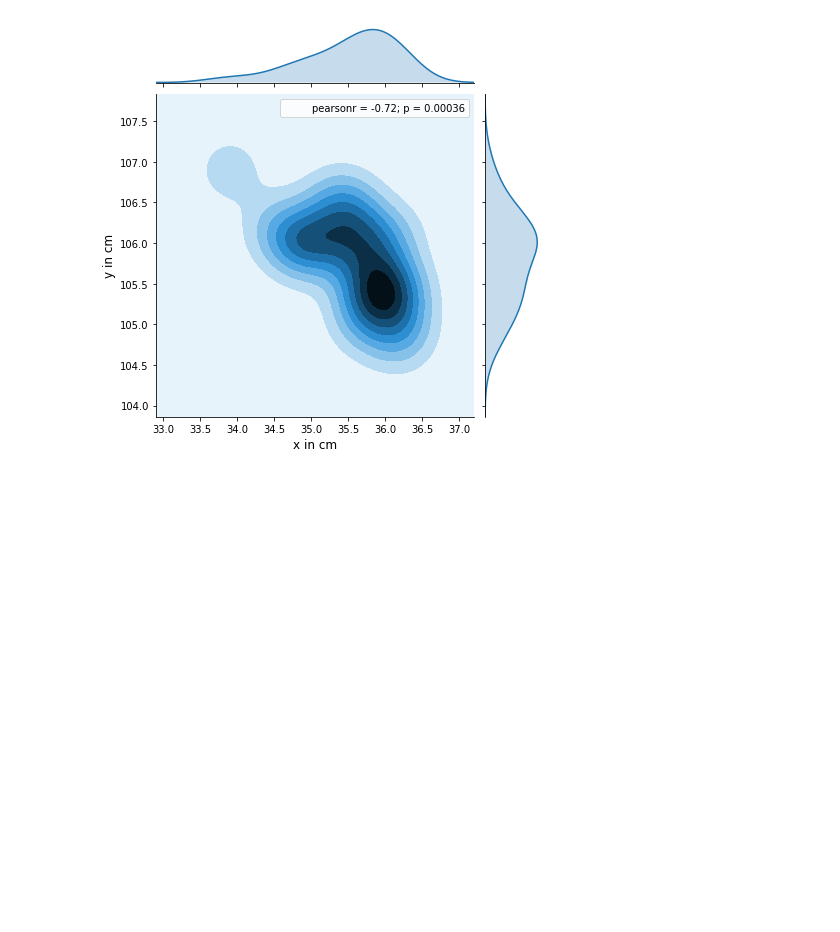
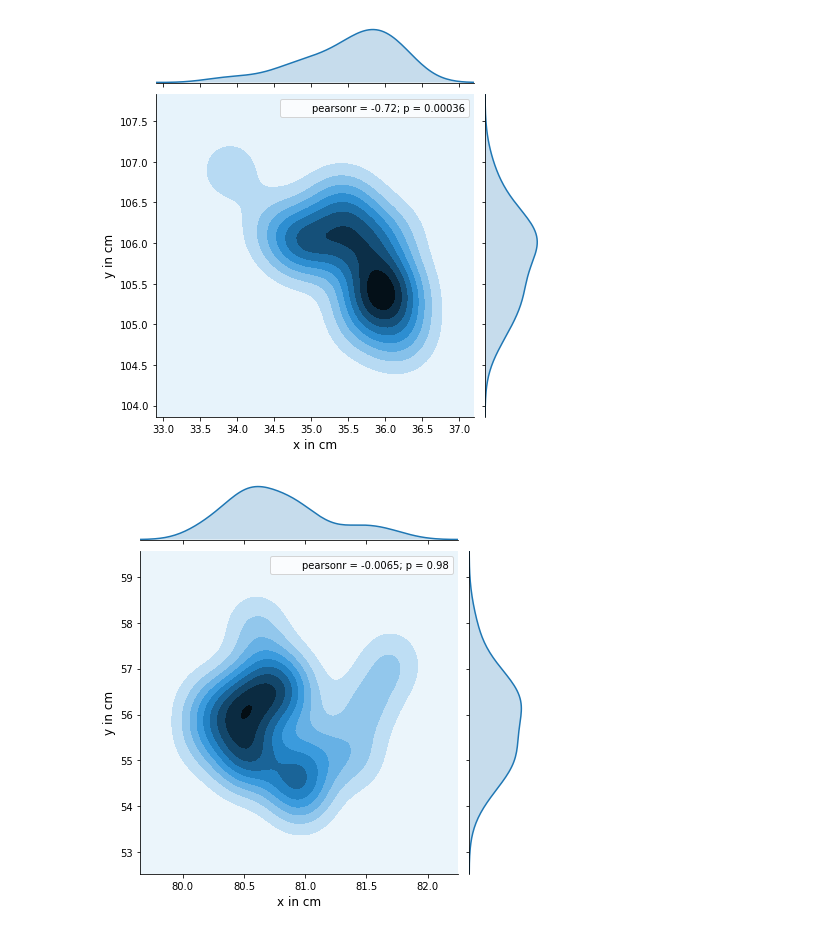
Before and after one commit to pranjaldhole/SEE, a Jupyter notebook: robot_motion_model/SEEHomework_AbhishekPadalkar_MaxMensing_PranjalDhole_robot_motion_model.ipynb, the cells around one changed output. Drawn from its saved outputs; the diff is of its cells as text; code cells hidden in the pictures; blank space fills up the shorter version.

```diff
--- a/robot_motion_model/SEEHomework_AbhishekPadalkar_MaxMensing_PranjalDhole_robot_motion_model.ipynb
+++ b/robot_motion_model/SEEHomework_AbhishekPadalkar_MaxMensing_PranjalDhole_robot_motion_model.ipynb
@@ -60,8 +60,12 @@ wheel_Lx_l = left_turn_data[:,2]
 wheel_Ly_l = left_turn_data[:,3]
 # %%
 # averaged final pose (x,y)
+straight_motion_x = wheel_Rx_s + wheel_Lx_s
+straight_motion_y = wheel_Ry_s + wheel_Ly_s
+
 right_motion_x = wheel_Rx_r + wheel_Lx_r
 right_motion_y = wheel_Ry_r + wheel_Ly_r
+
 left_motion_x = wheel_Rx_l + wheel_Lx_l
 left_motion_y = wheel_Ry_l + wheel_Ly_l
 # %%
@@ -583,3 +599,9 @@ left_motion_distribution.set_axis_labels('x in cm', 'y in cm', fontsize=12)
 left_motion_distribution.savefig('images/left_motion_distribution')
 # %% [output]
 [figure]
+# %%
+straight_motion_distribution = sb.jointplot(straight_motion_x, straight_motion_y, kind='kde');
+straight_motion_distribution.set_axis_labels('x in cm', 'y in cm', fontsize=12)
+straight_motion_distribution.savefig('images/straight_motion_distribution')
+# %% [output]
+[figure, added]
```
Also changed, not shown: parts of 3 cells of this notebook, 3 other files.
